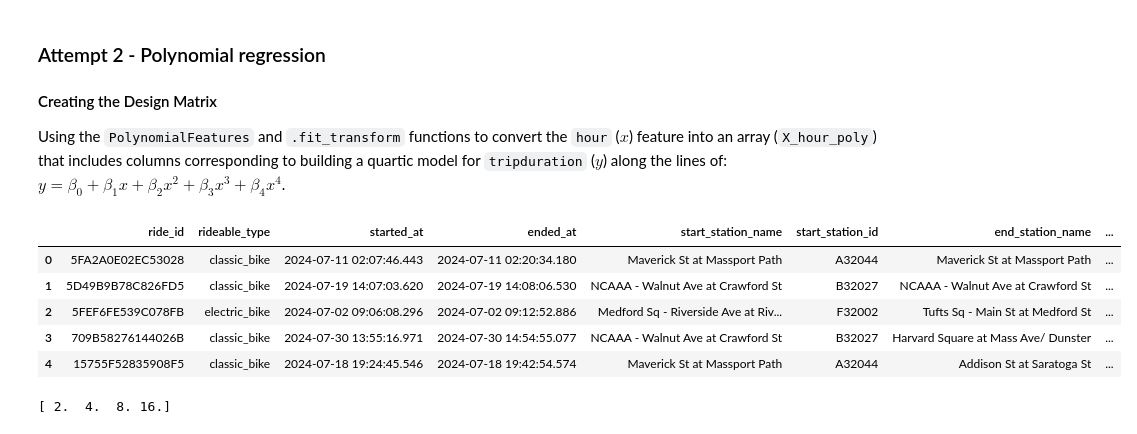
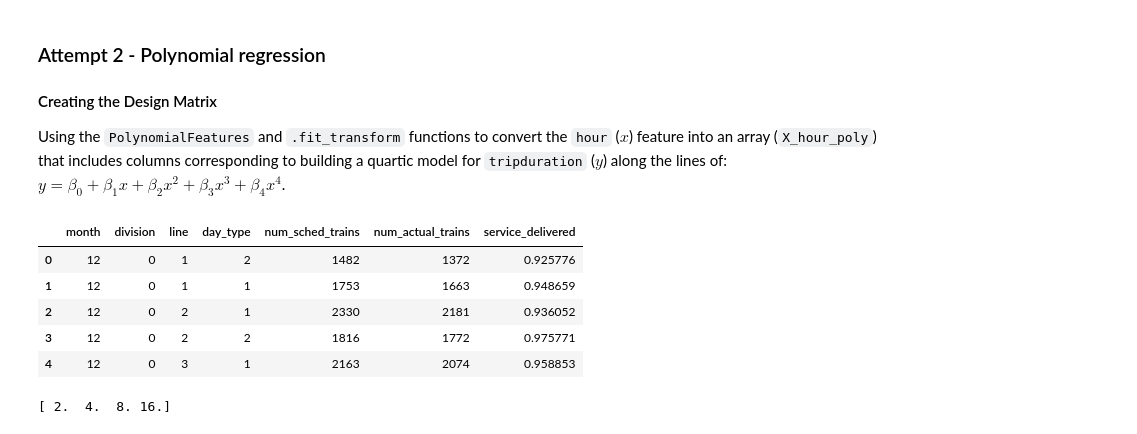
Before and after one commit to Gil-Zheng/DS3000-Project, a Jupyter notebook: Phase_III-MTA_Scheduling.ipynb, the cells around one changed output. Cells and saved outputs as stored; diff of their text form; code cells hidden in the pictures.

```diff
--- a/Phase_III-MTA_Scheduling.ipynb
+++ b/Phase_III-MTA_Scheduling.ipynb
@@ -337,15 +337,15 @@ Line Differences fData Model - R2: 0.1128
 Using the `PolynomialFeatures` and `.fit_transform` functions to convert the `hour` ($x$) feature into an array (`X_hour_poly`) that includes columns corresponding to building a quartic model for `tripduration` ($y$) along the lines of: $y = \beta_0 + \beta_1 x + \beta_2 x^2 + \beta_3 x^3 + \beta_4 x^4$.
 # %%
 # preprocess the dataframe first
-df = preprocess_data(df)
-df.head()
+numbered_df, cleaned_df = preprocess_data(df)
+numbered_df.head()
 # %% [output]
-|  | ride_id | rideable_type | started_at | ended_at | start_station_name | start_station_id | end_station_name | ... |
-| 0 | 5FA2A0E02EC53028 | classic_bike | 2024-07-11 02:07:46.443 | 2024-07-11 02:20:34.180 | Maverick St at Massport Path | A32044 | Maverick St at Massport Path | ... |
-| 1 | 5D49B9B78C826FD5 | classic_bike | 2024-07-19 14:07:03.620 | 2024-07-19 14:08:06.530 | NCAAA - Walnut Ave at Crawford St | B32027 | NCAAA - Walnut Ave at Crawford St | ... |
-| 2 | 5FEF6FE539C078FB | electric_bike | 2024-07-02 09:06:08.296 | 2024-07-02 09:12:52.886 | Medford Sq - Riverside Ave at Riv... | F32002 | Tufts Sq - Main St at Medford St | ... |
-| 3 | 709B58276144026B | classic_bike | 2024-07-30 13:55:16.971 | 2024-07-30 14:54:55.077 | NCAAA - Walnut Ave at Crawford St | B32027 | Harvard Square at Mass Ave/ Dunster | ... |
-| 4 | 15755F52835908F5 | classic_bike | 2024-07-18 19:24:45.546 | 2024-07-18 19:42:54.574 | Maverick St at Massport Path | A32044 | Addison St at Saratoga St | ... |
+|  | month | division | line | day_type | num_sched_trains | num_actual_trains | service_delivered |
+| 0 | 12 | 0 | 1 | 2 | 1482 | 1372 | 0.925776 |
+| 1 | 12 | 0 | 1 | 1 | 1753 | 1663 | 0.948659 |
+| 2 | 12 | 0 | 2 | 1 | 2330 | 2181 | 0.936052 |
+| 3 | 12 | 0 | 2 | 2 | 1816 | 1772 | 0.975771 |
+| 4 | 12 | 0 | 3 | 1 | 2163 | 2074 | 0.958853 |
 # %%
 from sklearn.preprocessing import PolynomialFeatures
 # prepare the data
```
